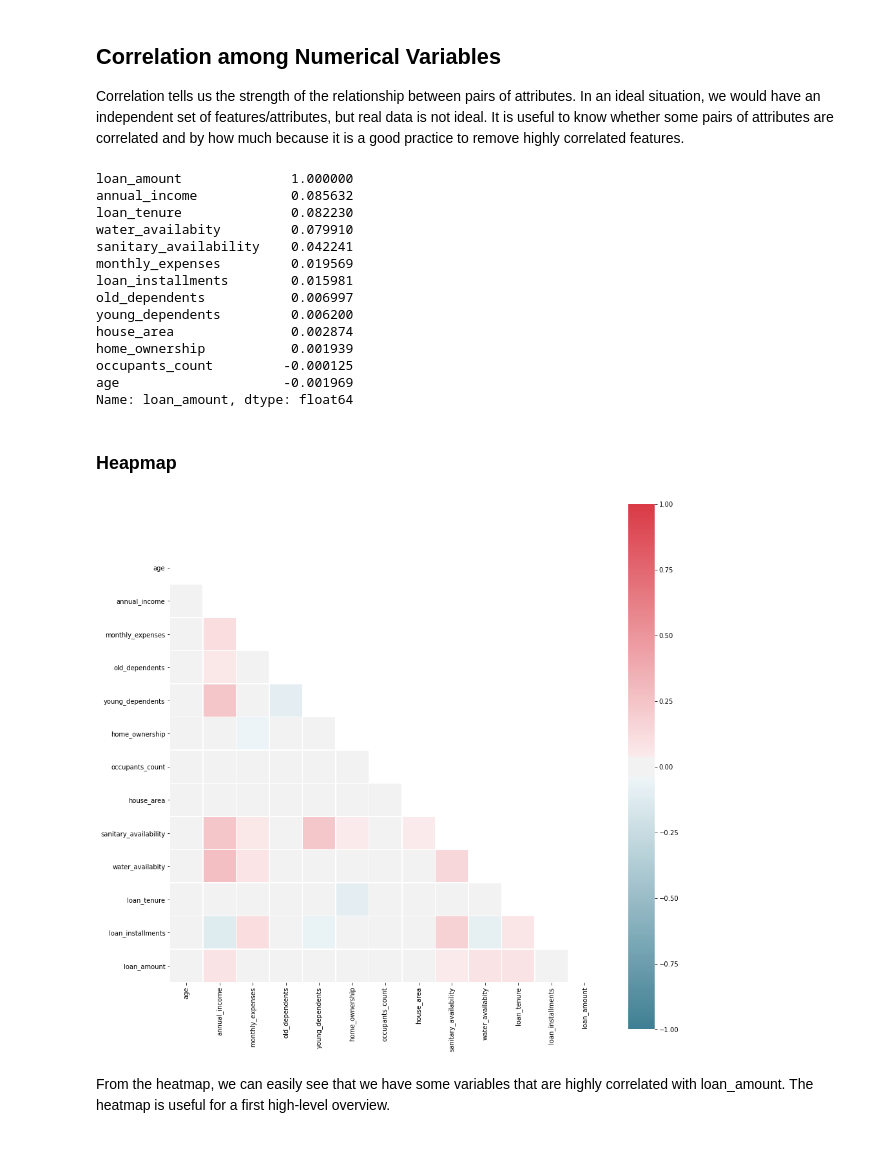
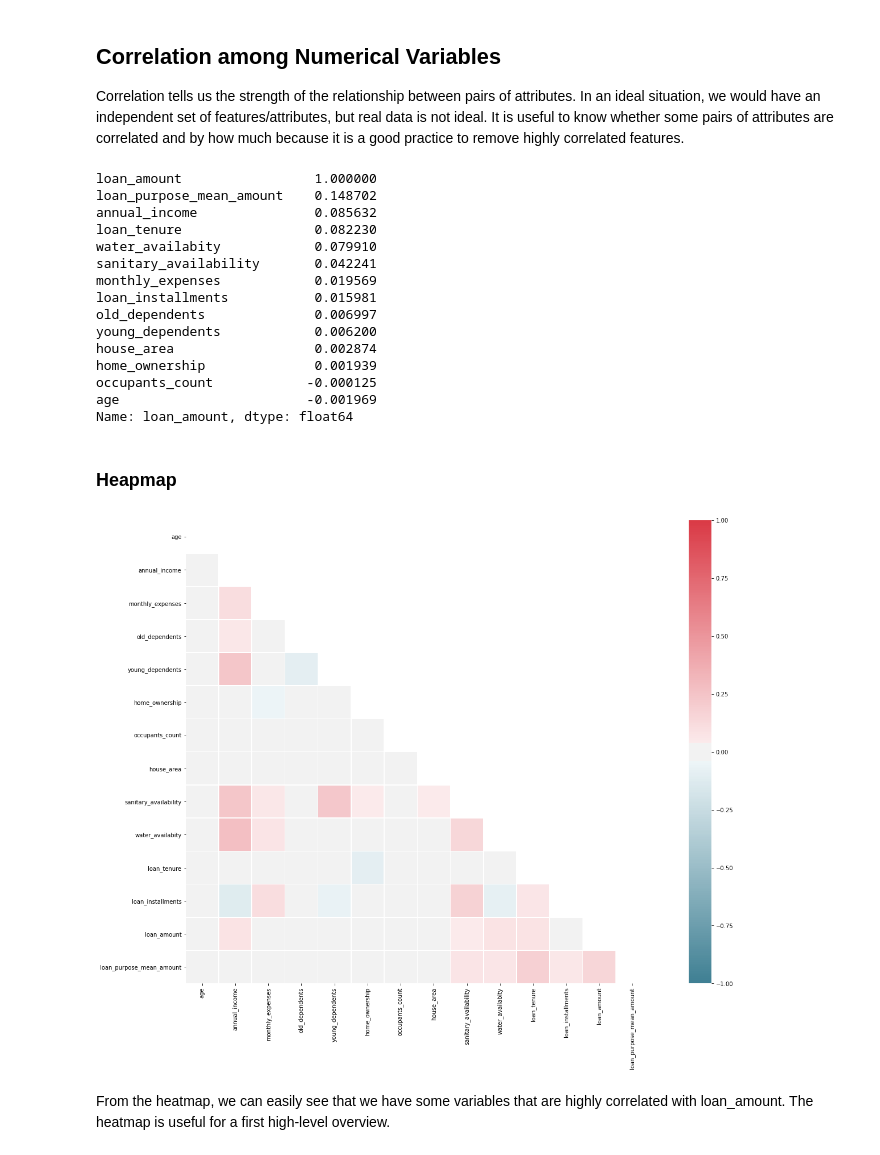
Before and after one commit to ck-unifr/loan_amount_prediction, a Jupyter notebook: loan_amount_prediction.ipynb, the cells around one changed output. Drawn from its saved outputs; the diff is of its cells as text; code cells hidden in the pictures.

```diff
--- a/loan_amount_prediction.ipynb
+++ b/loan_amount_prediction.ipynb
@@ -861,0 +902,2 @@ df.groupby(['loan_purpose'])['loan_amount'].agg(np.std).reset_index().sort_value
+# %%
+df['loan_purpose_mean_amount'] = df.groupby('loan_purpose')['loan_amount'].transform('mean')
@@ -868,38 +966,39 @@ corr = df.corr()
 # %%
 corr['loan_amount'].sort_values(ascending=False)
 # %% [output]
-loan_amount              1.000000
-annual_income            0.085632
-loan_tenure              0.082230
-water_availabity         0.079910
-sanitary_availability    0.042241
-monthly_expenses         0.019569
-loan_installments        0.015981
-old_dependents           0.006997
-young_dependents         0.006200
-house_area               0.002874
-home_ownership           0.001939
-occupants_count         -0.000125
-age                     -0.001969
+loan_amount                 1.000000
+loan_purpose_mean_amount    0.148702
+annual_income               0.085632
+loan_tenure                 0.082230
+water_availabity            0.079910
+sanitary_availability       0.042241
+monthly_expenses            0.019569
+loan_installments           0.015981
+old_dependents              0.006997
+young_dependents            0.006200
+house_area                  0.002874
+home_ownership              0.001939
+occupants_count            -0.000125
+age                        -0.001969
 Name: loan_amount, dtype: float64
 # %% [markdown]
 ### Heapmap
 # %%
-f, ax = plt.subplots(figsize=(15, 15))
+f, ax = plt.subplots(figsize=(25, 15))
 mask = np.zeros_like(corr, dtype=np.bool)
 mask[np.triu_indices_from(mask)] = True
 
 sns.heatmap(corr,
             mask=mask,
             cmap=sns.diverging_palette(220, 10, as_cmap=True),
             square=True,
             ax=ax,
             vmin = -1.0,
             vmax = 1.0,
             linewidths=.5,
            );
 # %% [output]
-[figure, old version]
+[figure, new version]
 # %% [markdown]
 From the heatmap, we can easily see that we have some variables that are highly correlated with loan_amount. The heatmap is useful for a first high-level overview.
 # %% [markdown]
```
Also changed, not shown: parts of 40 cells of this notebook.
